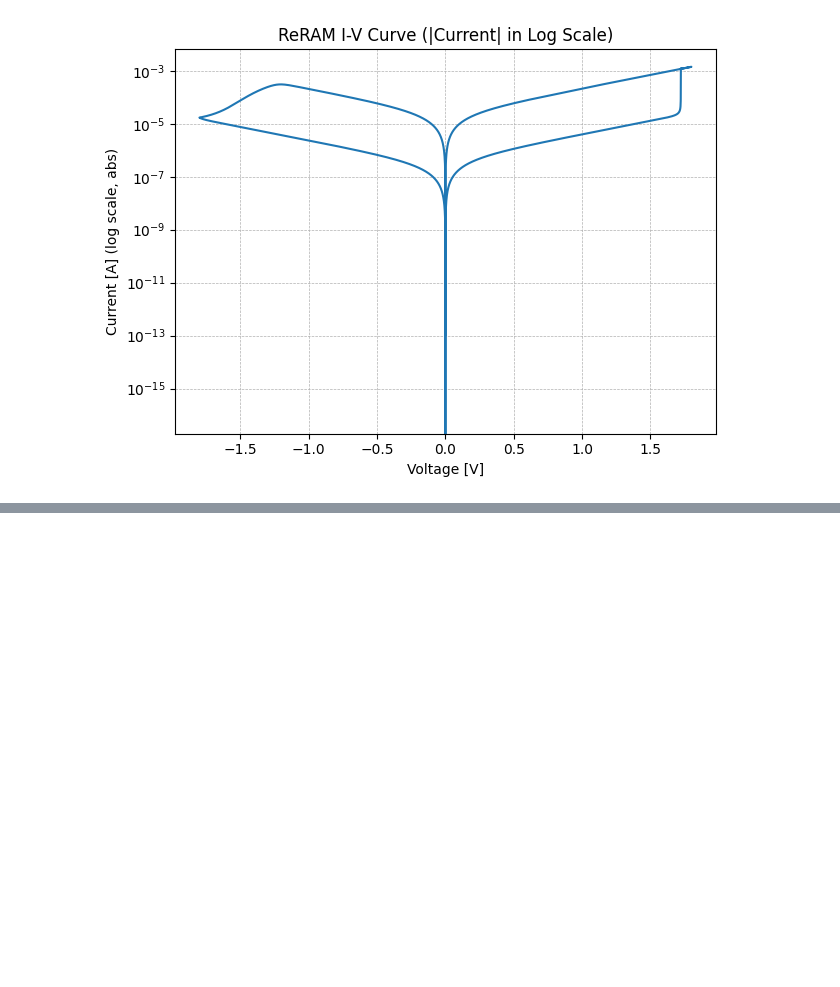
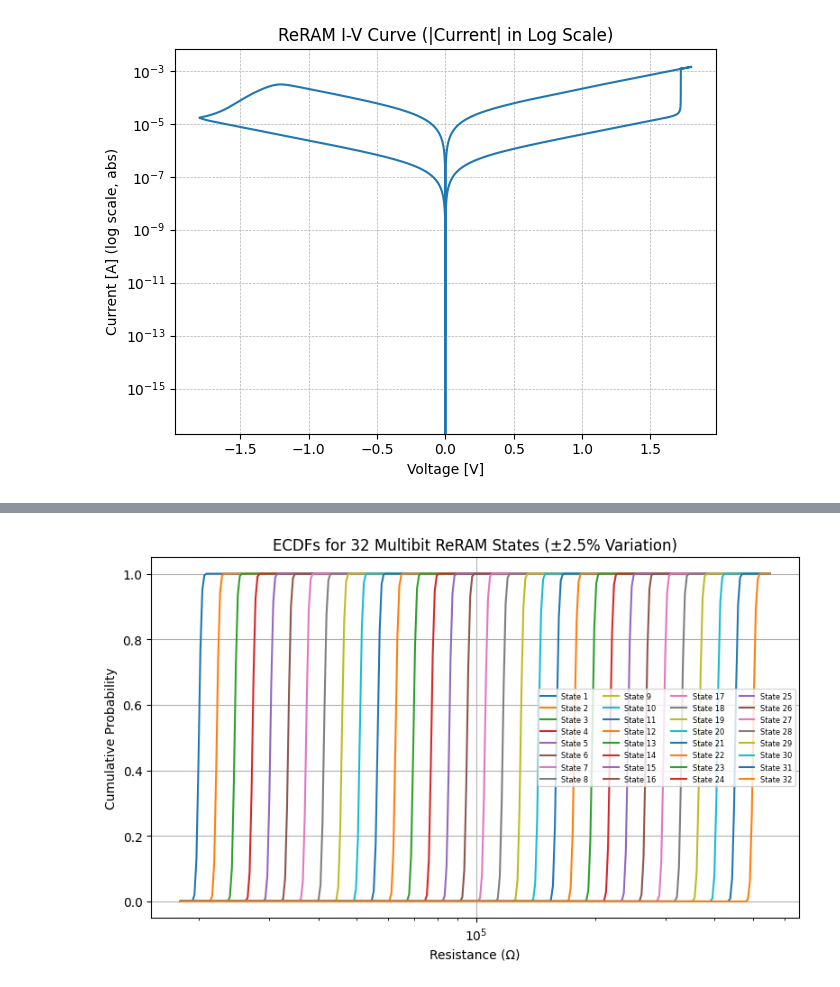
Before and after one commit to Samarthjainabout/YoloV8_xbar, a Jupyter notebook: Sky130_ReRAM_Ngspice.ipynb, the cells around one changed output, grey strips where cells are left out. Saved outputs shown, nothing was run; the diff lists cells and outputs as text; code cells hidden in the pictures; blank space fills up the shorter version.

```diff
--- a/Sky130_ReRAM_Ngspice.ipynb
+++ b/Sky130_ReRAM_Ngspice.ipynb
@@ -244,0 +251,40 @@ plt.show()
+# %%
+import numpy as np
+import matplotlib.pyplot as plt
+from scipy.stats import lognorm
+
+# Updated parameters
+num_states = 32
+R_min = 2e4        # 20 kΩ
+R_max = 5e5        # 500 kΩ
+
+# Log-scale spacing for state centers
+log_R_min = np.log(R_min)
+log_R_max = np.log(R_max)
+delta_mu = (log_R_max - log_R_min) / (num_states - 1)
+
+# Calculate sigma for ±2.5% variation
+target_variation = 0.025  # ±2.5%
+sigma = np.log(1 + target_variation) / 2  # ≈ 0.0123
+
+# Resistance range for plotting
+x = np.logspace(np.log10(R_min * 0.9), np.log10(R_max * 1.1), 300)
+
+# Plot ECDFs
+plt.figure(figsize=(8, 5))
+for i in range(num_states):
+    mu = log_R_min + i * delta_mu
+    dist = lognorm(s=sigma, scale=np.exp(mu))
+    cdf = dist.cdf(x)
+    plt.plot(x, cdf, label=f"State {i+1}")
+
+plt.xscale("log")
+plt.xlabel("Resistance (Ω)")
+plt.ylabel("Cumulative Probability")
+plt.title("ECDFs for 32 Multibit ReRAM States (±2.5% Variation)")
+plt.grid(True)
+plt.legend(fontsize=6, ncol=4)
+plt.tight_layout()
+plt.show()
+# %% [output]
+[figure, added]
```
Also changed, not shown: parts of 3 cells of this notebook.
